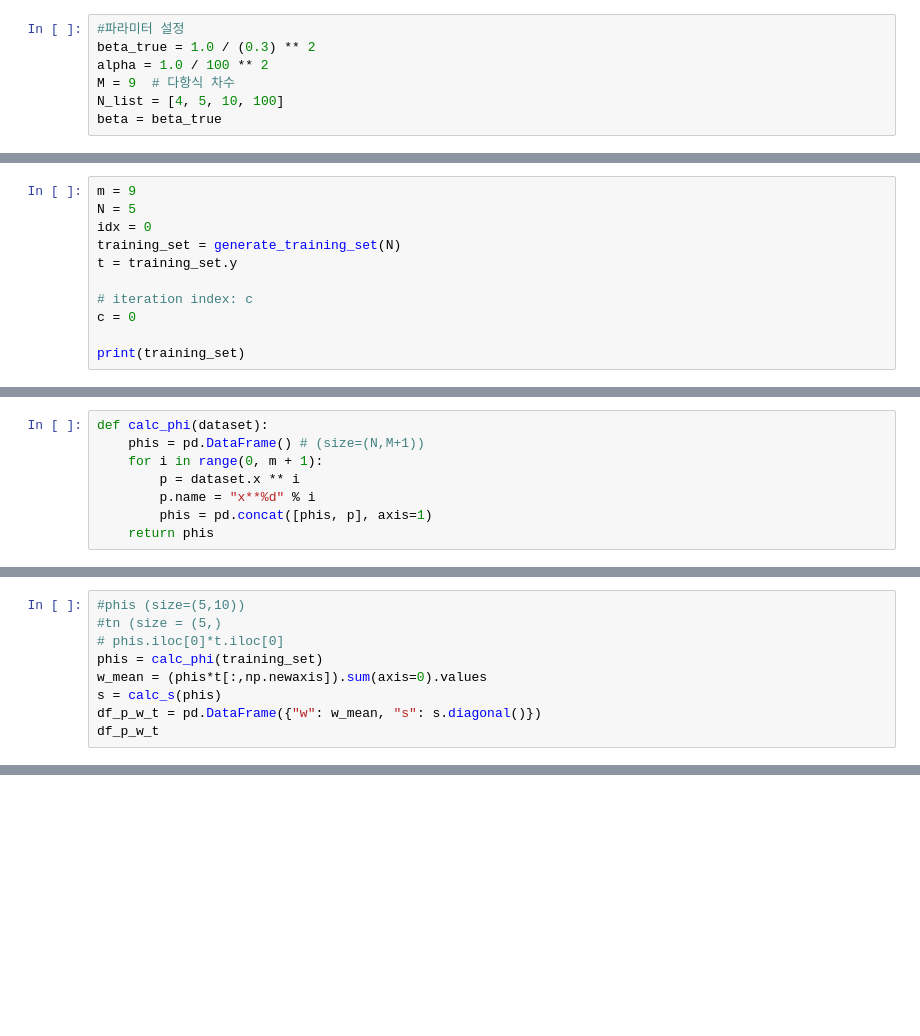
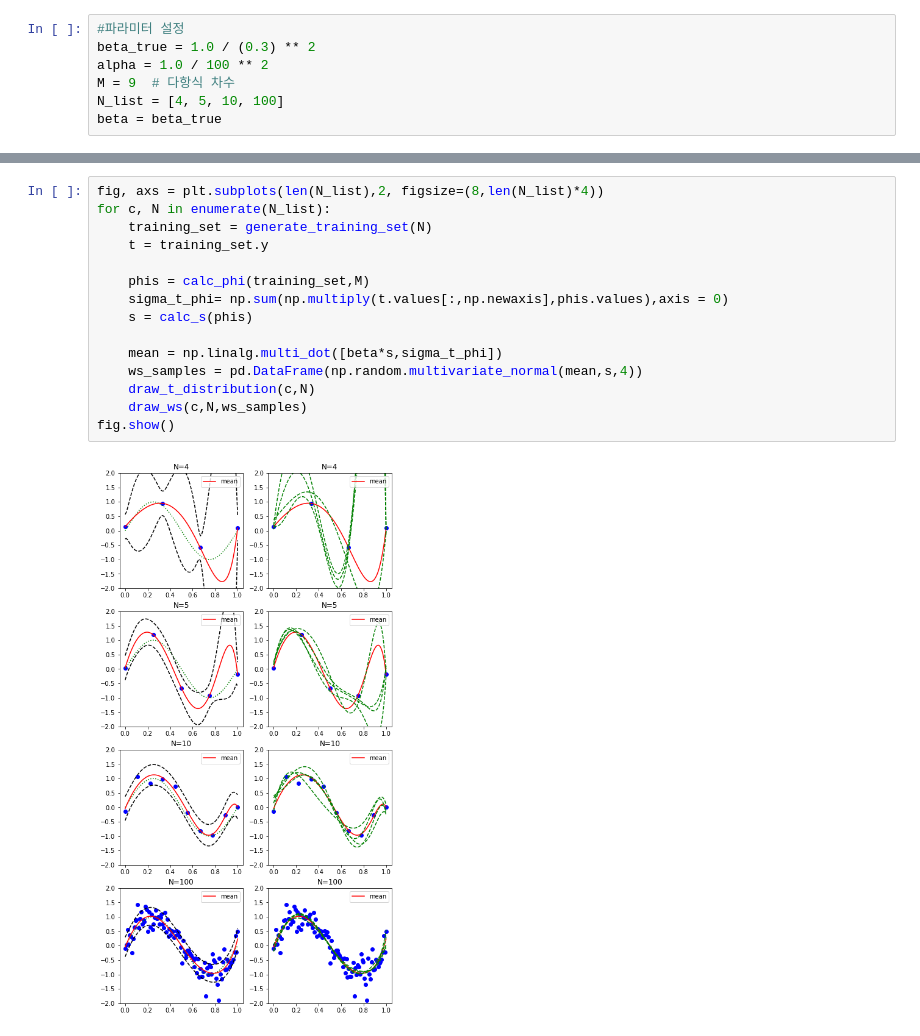
Before and after one commit to jaehosung/ml4se_codes, a Jupyter notebook: MLStudy_exercise08_02_code_by_my_self.ipynb, the cells around one changed output, grey strips where cells are left out. Saved outputs shown, nothing was run; the diff lists cells and outputs as text; blank space fills up the shorter version.

```diff
--- a/MLStudy_exercise08_02_code_by_my_self.ipynb
+++ b/MLStudy_exercise08_02_code_by_my_self.ipynb
@@ -23,11 +129,0 @@ def generate_training_set(num):
-# %%
-m = 9
-N = 5
-idx = 0
-training_set = generate_training_set(N)
-t = training_set.y
-
-# iteration index: c
-c = 0
-
-print(training_set)
@@ -41,8 +129,0 @@ print(training_set)
-# %%
-def calc_phi(dataset):
-    phis = pd.DataFrame() # (size=(N,M+1))
-    for i in range(0, m + 1):
-        p = dataset.x ** i
-        p.name = "x**%d" % i
-        phis = pd.concat([phis, p], axis=1)
-    return phis
@@ -59,9 +129,0 @@ def calc_s(phis):
-# %%
-#phis (size=(5,10))
-#tn (size = (5,)
-# phis.iloc[0]*t.iloc[0]
-phis = calc_phi(training_set)
-w_mean = (phis*t[:,np.newaxis]).sum(axis=0).values
-s = calc_s(phis)
-df_p_w_t = pd.DataFrame({"w": w_mean, "s": s.diagonal()})
-df_p_w_t
@@ -159,0 +130,17 @@ fig.show()
+# %%
+fig, axs = plt.subplots(len(N_list),2, figsize=(8,len(N_list)*4))
+for c, N in enumerate(N_list):
+    training_set = generate_training_set(N)
+    t = training_set.y
+
+    phis = calc_phi(training_set,M)
+    sigma_t_phi= np.sum(np.multiply(t.values[:,np.newaxis],phis.values),axis = 0)
+    s = calc_s(phis)
+
+    mean = np.linalg.multi_dot([beta*s,sigma_t_phi])
+    ws_samples = pd.DataFrame(np.random.multivariate_normal(mean,s,4))
+    draw_t_distribution(c,N)
+    draw_ws(c,N,ws_samples)
+fig.show()
+# %% [output]
+[figure, added]
```
Also changed, not shown: parts of 13 cells of this notebook, 4 other files.
